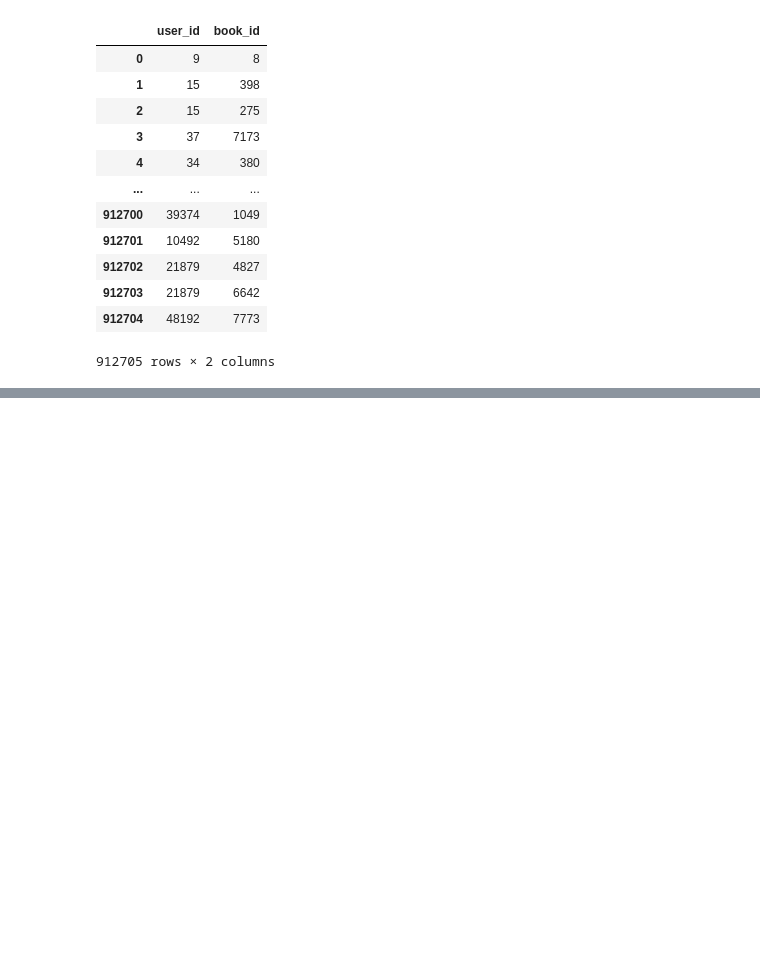
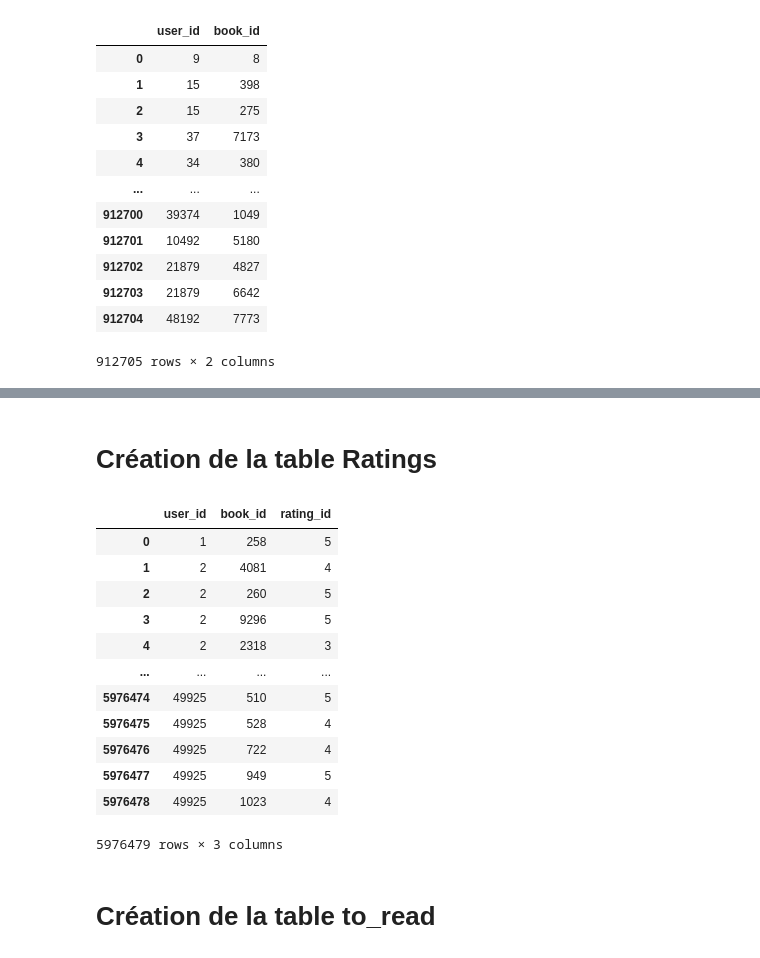
Before and after one commit to Recomandation-System-Simplon/Librairie_recommandation, a Jupyter notebook: DossierWorks/DataAnalyse.ipynb, the cells around one changed output, grey strips where cells are left out. Saved outputs shown, nothing was run; the diff lists cells and outputs as text; code cells hidden in the pictures; blank space fills up the shorter version.

```diff
--- a/DossierWorks/DataAnalyse.ipynb
+++ b/DossierWorks/DataAnalyse.ipynb
@@ -190,0 +243,25 @@ to_read
+# %% [markdown]
+# Création de la table Ratings
+# %%
+def create_ratings_table():
+    ratings = pd.read_csv("data/ratings.csv")
+    ratings = ratings.rename(columns={"rating":"rating_id"})
+    return ratings
+# %%
+create_ratings_table()
+# %% [output]
+|  | user_id | book_id | rating_id |
+| 0 | 1 | 258 | 5 |
+| 1 | 2 | 4081 | 4 |
+| 2 | 2 | 260 | 5 |
+| 3 | 2 | 9296 | 5 |
+| 4 | 2 | 2318 | 3 |
+| ... | ... | ... | ... |
+| 5976474 | 49925 | 510 | 5 |
+| 5976475 | 49925 | 528 | 4 |
+| 5976476 | 49925 | 722 | 4 |
+| 5976477 | 49925 | 949 | 5 |
+| 5976478 | 49925 | 1023 | 4 |
+5976479 rows × 3 columns
+# %% [markdown]
+# Création de la table to_read
```
Also changed, not shown: parts of 17 cells of this notebook.
